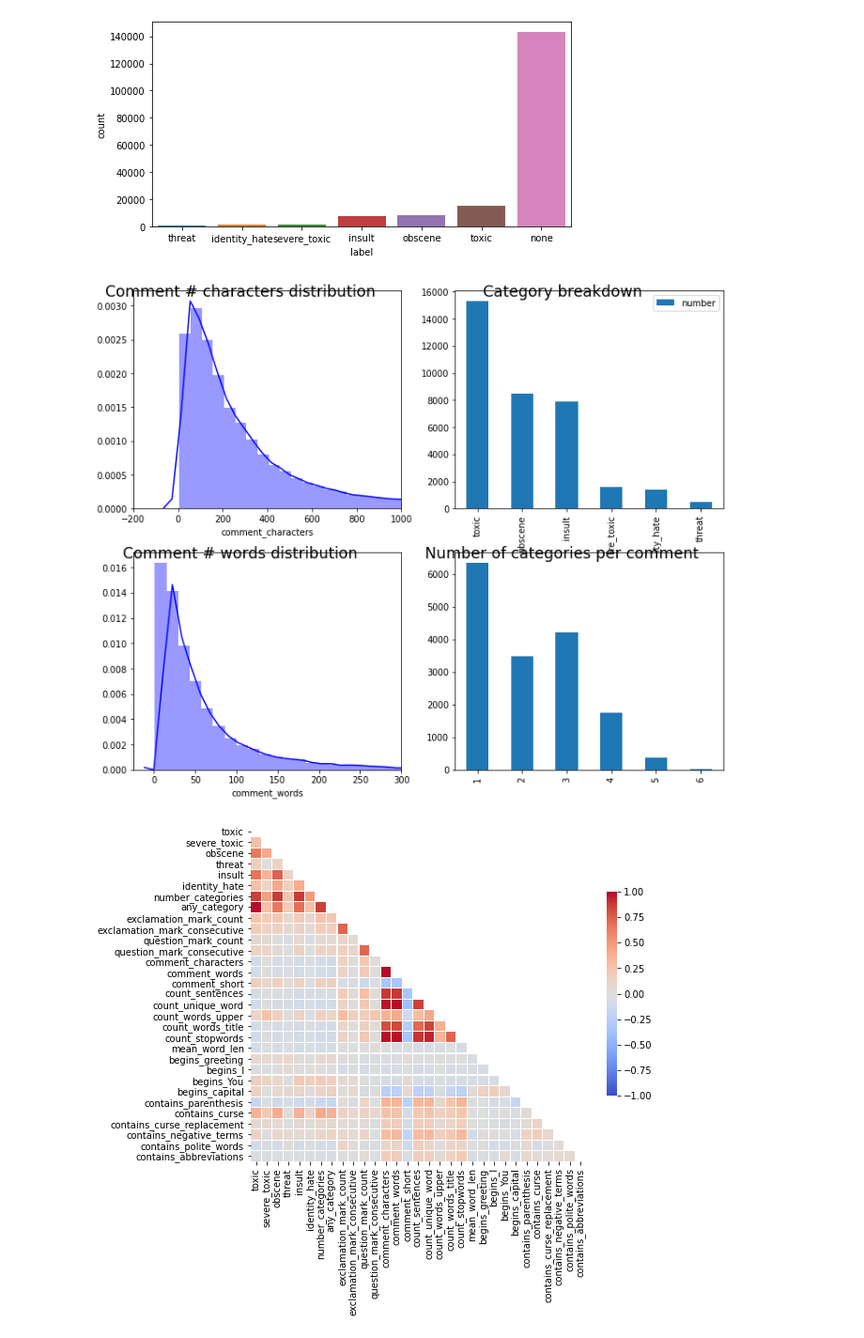
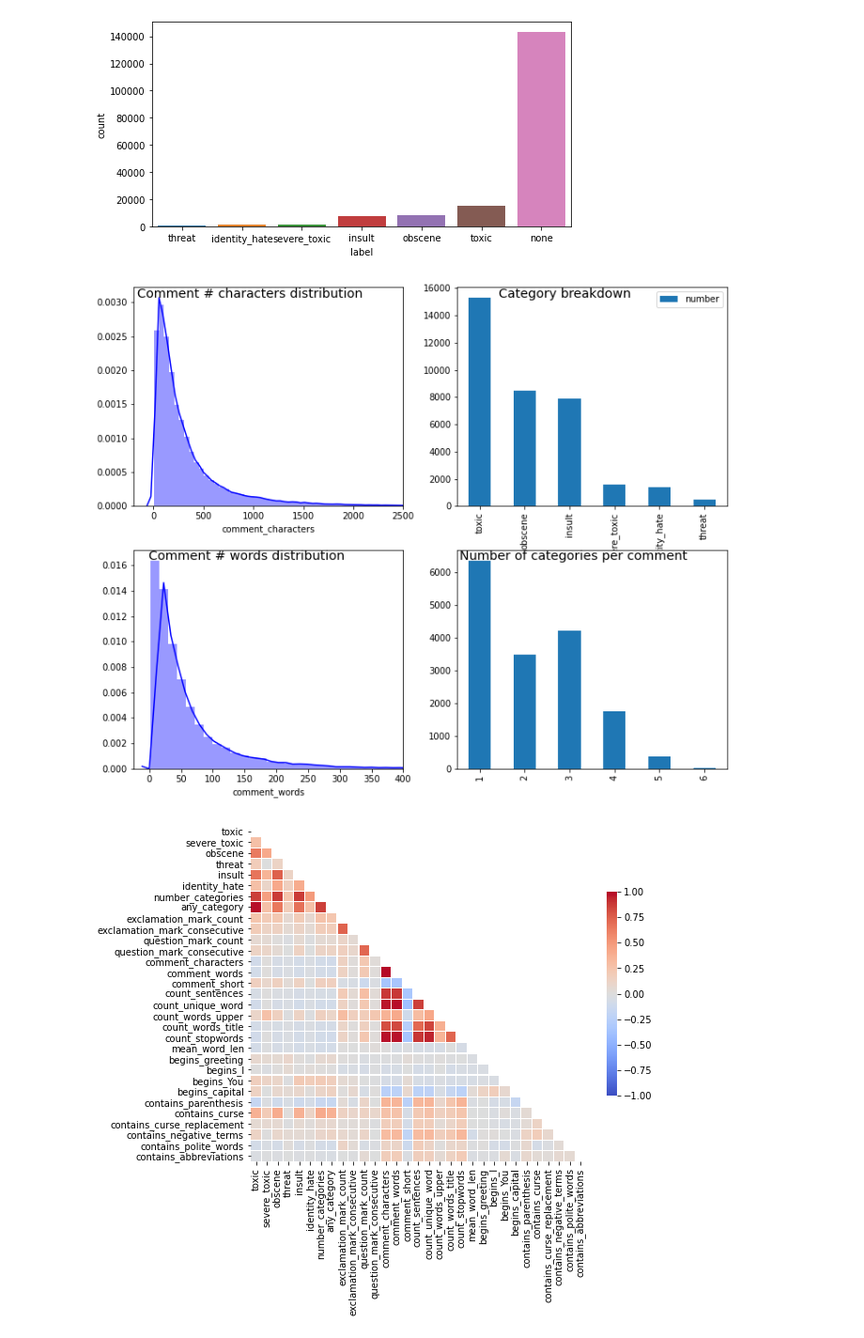
Before and after one commit to orbenishay/Classification, a Jupyter notebook: Toxic_comments_classification.ipynb, the cells around one changed output. Shown at 94% size. Drawn from its saved outputs; the diff is of its cells as text; code cells hidden in the pictures.

```diff
--- a/Toxic_comments_classification.ipynb
+++ b/Toxic_comments_classification.ipynb
@@ -150,6 +141,14 @@ traincomments['contains_curse_replacement'] = traincomments['comment_text'].appl
 traincomments['contains_negative_terms'] = traincomments['comment_text'].apply(lambda x: True if re.search(' bad | terrible | kill | block | stop | wrong | destroy | absurd | don\'t | mom | mother | fat | cut | burn | ugly | kick | liar ', str(x),re.IGNORECASE) else False)
 traincomments['contains_polite_words'] = traincomments['comment_text'].apply(lambda x: True if re.search('thanks|thank you|sorry|welcome', str(x),re.IGNORECASE) else False)
 traincomments['contains_abbreviations'] = traincomments['comment_text'].apply(lambda x: True if re.search(' OMG | LMAO |WTF|FFS', str(x),re.IGNORECASE) else False)
+def isEnglish(s): # look for sentences that have non English charachters such as významu, 通, ފުރަތަމަ
+    try:
+        s.encode(encoding='utf-8').decode('ascii')
+    except UnicodeDecodeError:
+        return False
+    else:
+        return True
+traincomments['contains_nonenglish'] = traincomments['comment_text'].apply(lambda x: isEnglish(x))
 # %% [markdown]
 # **Data Exploration:**
 # %%
@@ -208,25 +207,25 @@ df_distribution
 # %%
 sums=traincomments[['toxic','severe_toxic','obscene','threat','insult','identity_hate']].sum(axis=0)
 sums_df=pd.DataFrame(data=sums, columns=['number'])
 fig = plt.figure()
 fig.set_size_inches(12,10)
 ax1 = fig.add_subplot(221)
 ax2 = fig.add_subplot(222)
 ax3 = fig.add_subplot(223)
 ax4 = fig.add_subplot(224)
-ax1.set_title("Comment # characters distribution", x=0.4, y=0.95, ha='center', fontsize='xx-large');
-ax2.set_title("Category breakdown", x=0.4, y=0.95, ha='center', fontsize='xx-large');
-ax3.set_title("Comment # words distribution", x=0.4, y=0.95, ha='center', fontsize='xx-large');
-ax4.set_title("Number of categories per comment", x=0.4, y=0.95, ha='center', fontsize='xx-large');
+ax1.set_title("Comment # characters distribution", x=0.43, y=0.93, ha='center', fontsize='x-large');
+ax2.set_title("Category breakdown", x=0.4, y=0.93, ha='center', fontsize='x-large');
+ax3.set_title("Comment # words distribution", x=0.42, y=0.93, ha='center', fontsize='x-large');
+ax4.set_title("Number of categories per comment", x=0.43, y=0.93, ha='center', fontsize='x-large');
 sns.distplot(traincomments.comment_characters, bins=100, kde=True, color='blue', ax=ax1);
-ax1.set_xlim(-200,1000)
+ax1.set_xlim(-200,2500)
 sums_df.sort_values(by='number',ascending=False).plot.bar(ax=ax2);
 sns.distplot(traincomments.comment_words, bins=100, kde=True, color='blue', ax=ax3);
-ax3.set_xlim(-25,300)
+ax3.set_xlim(-25,400)
 traincomments[traincomments['number_categories']>0]['number_categories'].value_counts().sort_index(ascending=True).plot.bar(ax=ax4);
 plt.show()
 # %% [output]
-[figure, old version]
+[figure, new version]
 # %%
 # corr_df = traincomments[traincomments['number_categories']>0]
 corr_df = traincomments
```
Also changed, not shown: parts of 7 cells of this notebook.
